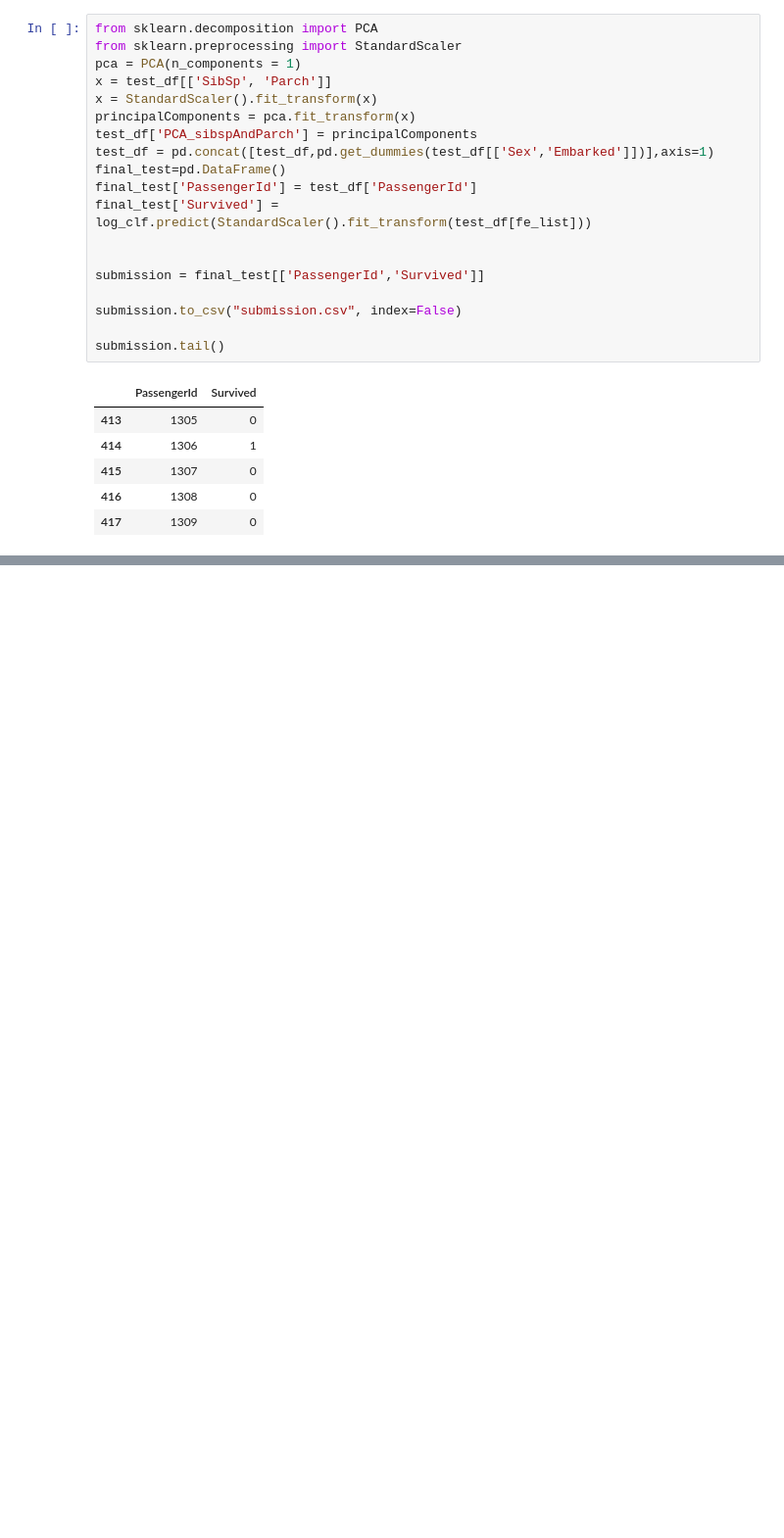
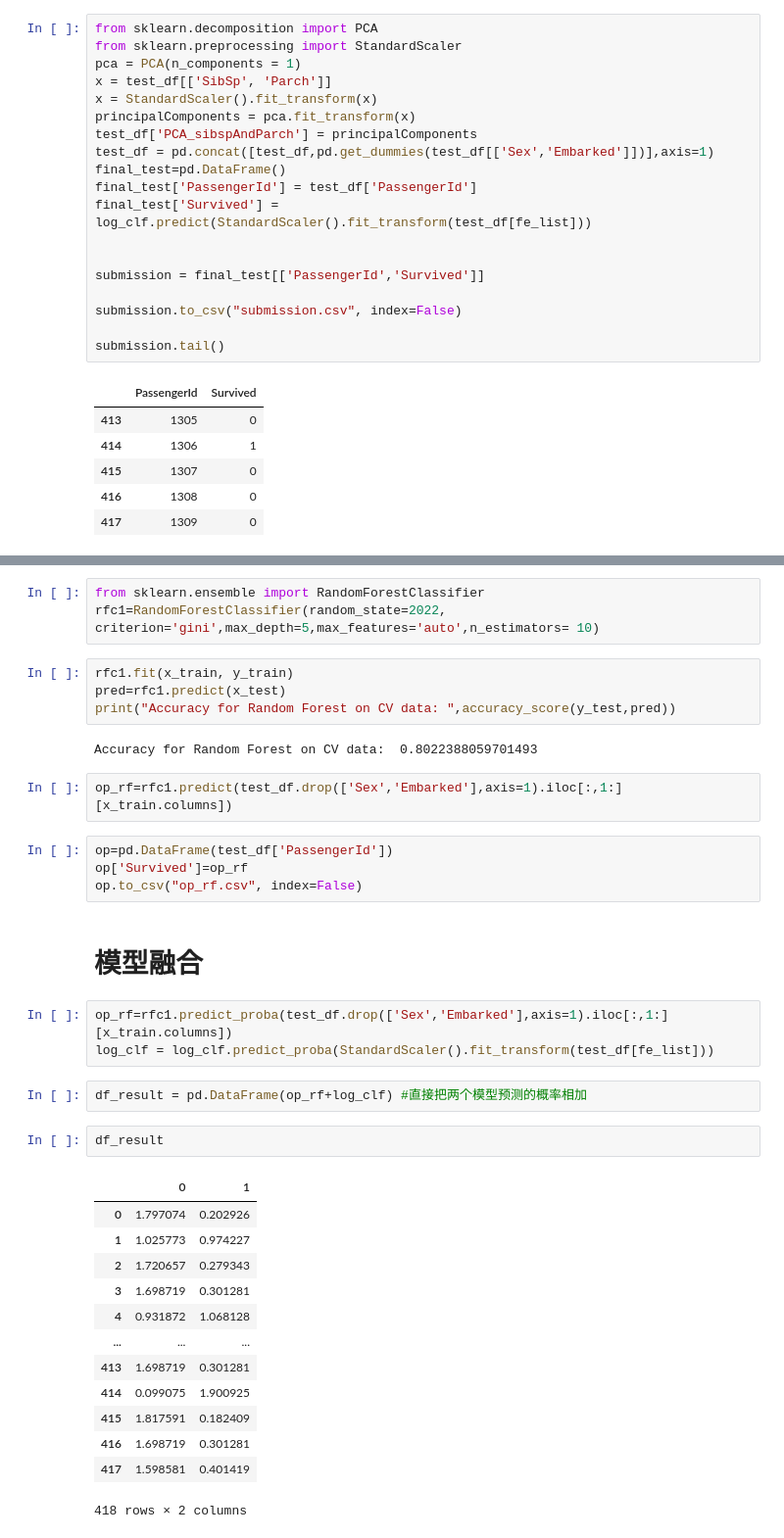
Before and after one commit to withopenWaigua/Kaggle_, a Jupyter notebook: titannic-logistic.ipynb, the cells around one changed output, grey strips where cells are left out. Shown: that part at 98% size. Cells and saved outputs as stored; diff of their text form; blank space fills up the shorter version.

```diff
--- a/titannic-logistic.ipynb
+++ b/titannic-logistic.ipynb
@@ -456,0 +486,38 @@ submission.tail()
+# %%
+from sklearn.ensemble import RandomForestClassifier
+rfc1=RandomForestClassifier(random_state=2022, criterion='gini',max_depth=5,max_features='auto',n_estimators= 10)
+# %%
+rfc1.fit(x_train, y_train)
+pred=rfc1.predict(x_test)
+print("Accuracy for Random Forest on CV data: ",accuracy_score(y_test,pred))
+# %% [output]
+Accuracy for Random Forest on CV data:  0.8022388059701493
+# %%
+op_rf=rfc1.predict(test_df.drop(['Sex','Embarked'],axis=1).iloc[:,1:][x_train.columns])
+# %%
+op=pd.DataFrame(test_df['PassengerId'])
+op['Survived']=op_rf
+op.to_csv("op_rf.csv", index=False)
+# %% [markdown]
+# 模型融合
+# %%
+op_rf=rfc1.predict_proba(test_df.drop(['Sex','Embarked'],axis=1).iloc[:,1:][x_train.columns])
+log_clf = log_clf.predict_proba(StandardScaler().fit_transform(test_df[fe_list]))
+# %%
+df_result = pd.DataFrame(op_rf+log_clf) #直接把两个模型预测的概率相加
+# %%
+df_result
+# %% [output]
+|  | 0 | 1 |
+| 0 | 1.797074 | 0.202926 |
+| 1 | 1.025773 | 0.974227 |
+| 2 | 1.720657 | 0.279343 |
+| 3 | 1.698719 | 0.301281 |
+| 4 | 0.931872 | 1.068128 |
+| ... | ... | ... |
+| 413 | 1.698719 | 0.301281 |
+| 414 | 0.099075 | 1.900925 |
+| 415 | 1.817591 | 0.182409 |
+| 416 | 1.698719 | 0.301281 |
+| 417 | 1.598581 | 0.401419 |
+418 rows × 2 columns
```
Also changed, not shown: parts of 9 cells of this notebook.
